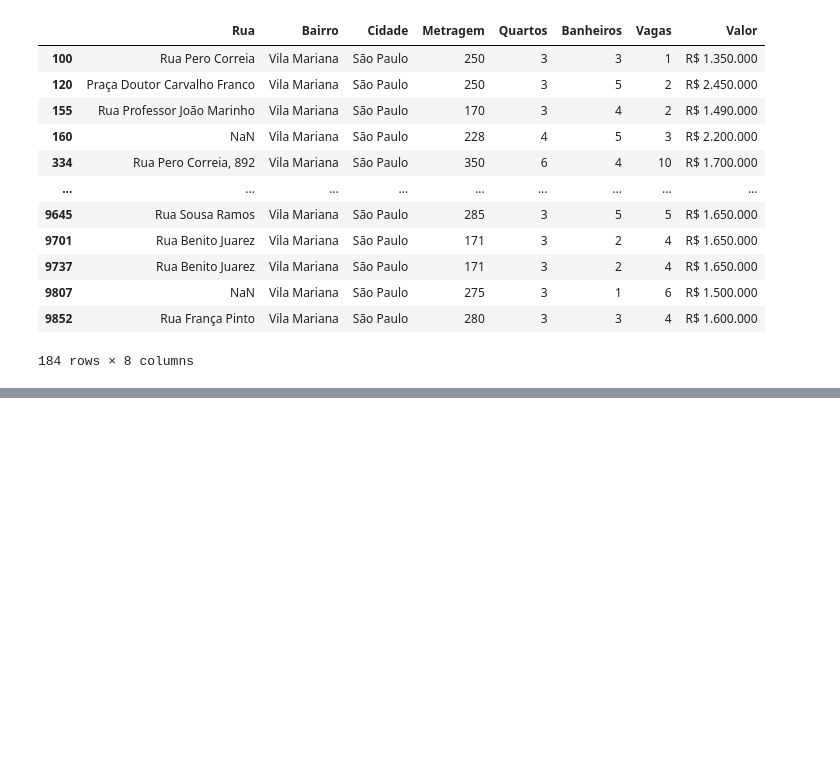
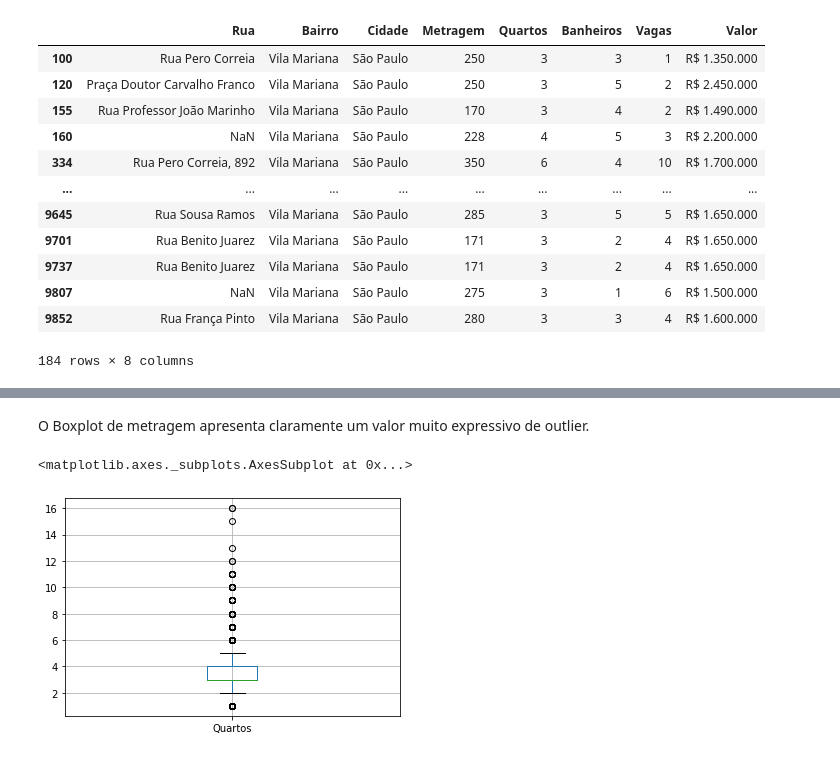
Before and after one commit to yorinori/imersao_dados4_Alura, a Jupyter notebook: Aula01_Imersao_dados_04.ipynb, the cells around one changed output, grey strips where cells are left out. Cells and saved outputs as stored; diff of their text form; code cells hidden in the pictures; blank space fills up the shorter version.

```diff
--- a/Aula01_Imersao_dados_04.ipynb
+++ b/Aula01_Imersao_dados_04.ipynb
@@ -305,0 +349,7 @@ dados.query("Bairro == 'Vila Mariana'")
+# %% [markdown]
+O Boxplot de metragem apresenta claramente um valor muito expressivo de outlier.
+# %%
+dados.boxplot(column='Quartos')
+# %% [output]
+<matplotlib.axes._subplots.AxesSubplot at 0x...>
+[figure, added]
```
Also changed, not shown: parts of 23 cells of this notebook.
